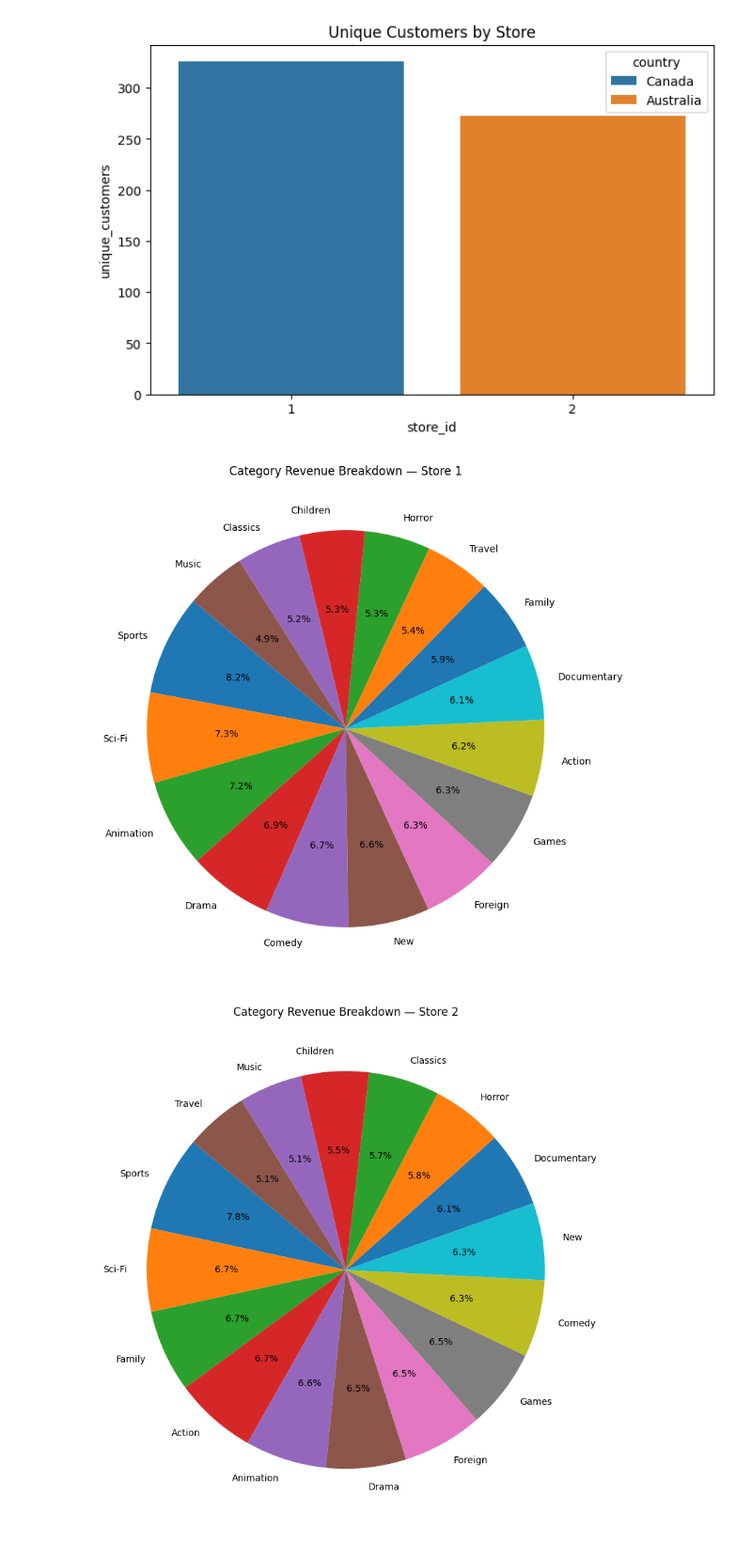
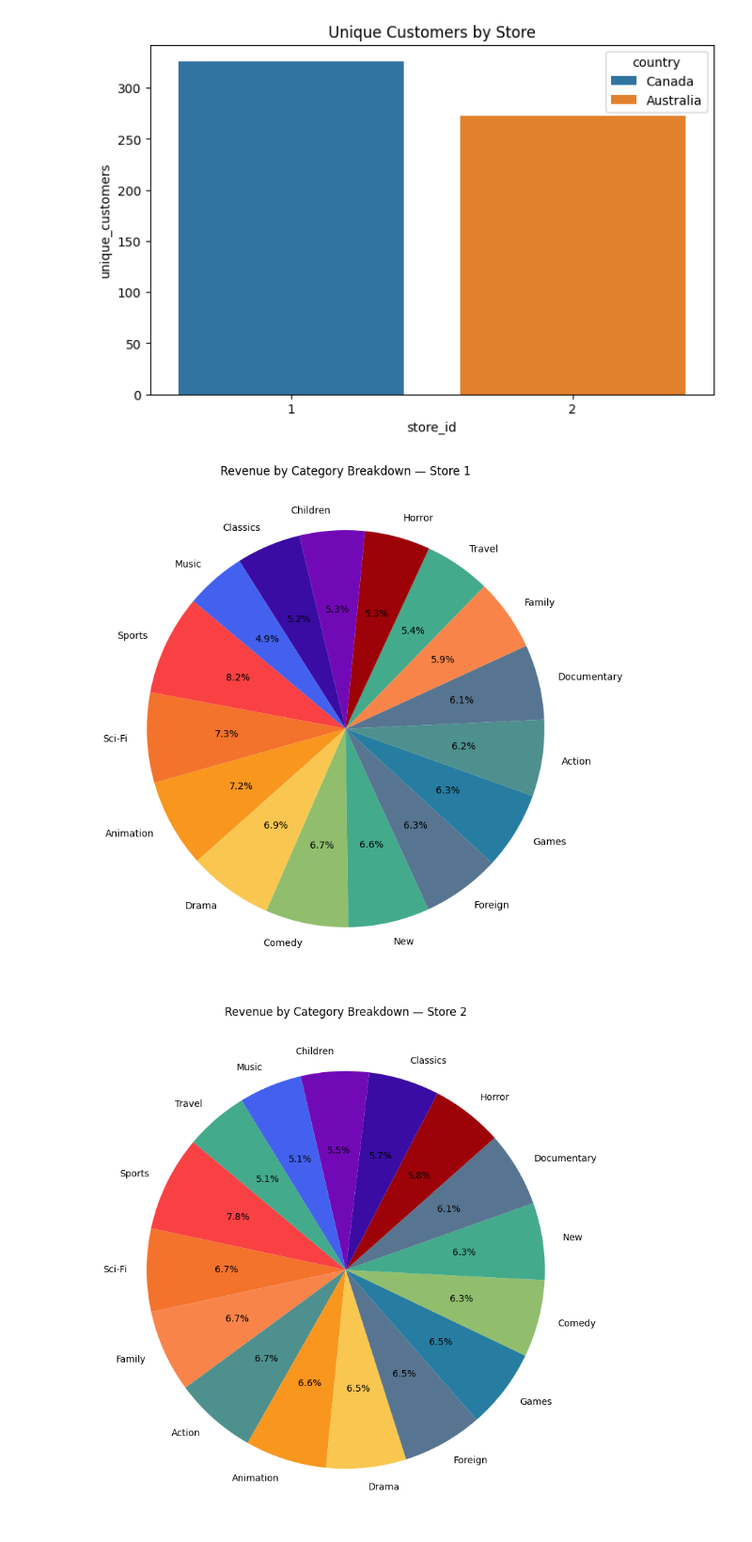
Before and after one commit to praiseOjay/buster_block_project, a Jupyter notebook: docs/notebooks/alex_notebook.ipynb, the cells around one changed output. Shown at 94% size. Saved outputs shown, nothing was run; the diff lists cells and outputs as text; code cells hidden in the pictures.

```diff
--- a/docs/notebooks/alex_notebook.ipynb
+++ b/docs/notebooks/alex_notebook.ipynb
@@ -225,28 +308,59 @@ plt.show()
 [figure]
 [figure]
 # %%
+import matplotlib.pyplot as plt
+
+# Define fixed color palette for each category
+category_colors = {
+    'Sports': '#f94144',
+    'Sci-Fi': '#f3722c',
+    'Animation': '#f8961e',
+    'Drama': '#f9c74f',
+    'Comedy': '#90be6d',
+    'New': '#43aa8b',
+    'Foreign': '#577590',
+    'Games': '#277da1',
+    'Action': '#4d908e',
+    'Documentary': '#577590',
+    'Family': '#f9844a',
+    'Travel': '#43aa8b',
+    'Horror': '#9d0208',
+    'Children': '#7209b7',
+    'Classics': '#3a0ca3',
+    'Music': '#4361ee'
+}
+
+# Plot Store 1
+colors1 = [category_colors[cat] for cat in store1_pie['category']]
+
 plt.figure(figsize=(8, 8))
 plt.pie(
-    store1_pie["revenue"],
-    labels=store1_pie["category"],
-    autopct="%1.1f%%",
+    store1_pie['revenue'],
+    labels=store1_pie['category'],
+    colors=colors1,
+    autopct='%1.1f%%',
     startangle=140
 )
-plt.title("Category Revenue Breakdown — Store 1")
+plt.title("Revenue by Category Breakdown — Store 1")
 plt.tight_layout()
 plt.show()
 # %% [output]
-[figure, old version]
+[figure, new version]
 # %%
+
+# Plot Store 2
+colors2 = [category_colors[cat] for cat in store2_pie['category']]
+
 plt.figure(figsize=(8, 8))
 plt.pie(
-    store2_pie["revenue"],
-    labels=store2_pie["category"],
-    autopct="%1.1f%%",
+    store2_pie['revenue'],
+    labels=store2_pie['category'],
+    colors=colors2,
+    autopct='%1.1f%%',
     startangle=140
 )
-plt.title("Category Revenue Breakdown — Store 2")
+plt.title("Revenue by Category Breakdown — Store 2")
 plt.tight_layout()
 plt.show()
 # %% [output]
-[figure, old version]
+[figure, new version]
```
Also changed, not shown: parts of 2 cells of this notebook, 1 other file.
